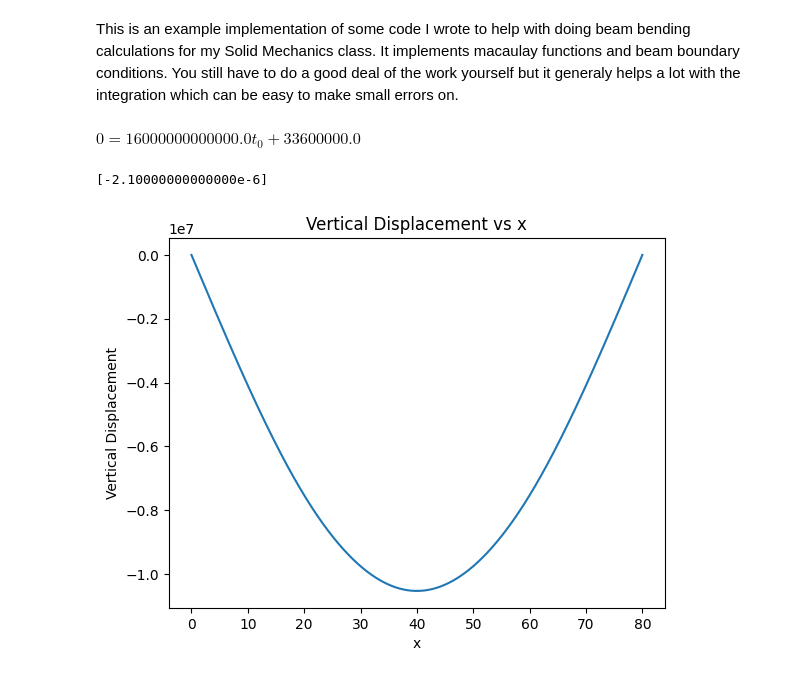
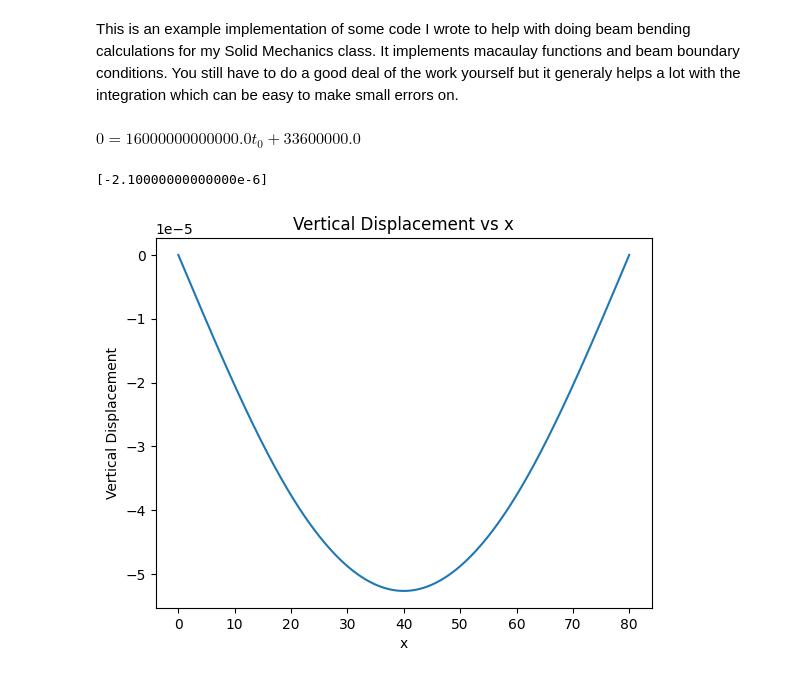
Before and after one commit to ballewjackson/portfolio, a Jupyter notebook: Programming/Python/beamReference.ipynb, the cells around one changed output. Drawn from its saved outputs; the diff is of its cells as text; code cells hidden in the pictures.

Commit message:
Updated Beam Reference with new features and corrected example usage.

```diff
--- a/Programming/Python/beamReference.ipynb
+++ b/Programming/Python/beamReference.ipynb
@@ -15,9 +15,10 @@ class Mac:
         if self.n < 0:
             return 0
         if self.n == 0:
-            if x - self.a <= 0:
+            if x - self.a >= 0:
+                return self.mult
+            else:
                 return 0
-            return self.mult
         else:
             return self.mult * maximum(0, (x-self.a))**self.n
 
@@ -53,13 +54,24 @@ class MMHandler:
         t0, v0 = sp.symbols('t0 v0')
         return calc(vertical, x) + E*I*t0*x + E*I*v0
 
-    def plotBending(self, l):
-        distList = linspace(0, l, 100)
+    def plotShear(self, l, title="Shear load along beam", xlabel="x in m", ylabel="Shear load in N"):
+        distList = linspace(0, l, 1000)
+        Vlist = [calc(self.V, x) for x in distList]
+        plt.plot(distList, Vlist)
+        plt.xlabel(xlabel)
+        plt.ylabel(ylabel)
+        plt.title(title)
+        plt.grid()
+        plt.show()
+
+    def plotBending(self, l, title="Bending Moment along beam", xlabel="x in m", ylabel="Bending Moment in N*m"):
+        distList = linspace(0, l, 1000)
         MList = [calc(self.M, x) for x in distList]
         plt.plot(distList, MList)
-        plt.xlabel("x")
-        plt.ylabel("M")
-        plt.title("Bending Moment vs x")
+        plt.xlabel(xlabel)
+        plt.ylabel(ylabel)
+        plt.title(title)
+        plt.grid()
         plt.show()
 
 ra = 650
@@ -67,32 +79,32 @@ rb = 650
 w = [Mac(ra, 0, -1),
      Mac(-500, 20, -1),
      Mac(-300, 40, -1),
      Mac(-500, 60, -1),
      Mac(rb, 80, -1)]
 system = MMHandler(w)
 
 E = 200e9
 I = 1
 x = 40
 
 v0, t0 = sp.symbols('v0 t0')
 
 re = sp.Eq(0, system.getVertical(E, I, 0)) # based on the boundary conditions
 re = sp.Eq(0, system.getVertical(E, I, 80)).subs(v0, 0) # based on the boundary conditions and sol'n at x = 0
 display(re)
 sols = sp.solve(re, t0)
 print(sols)
 t0Val = sols[0]
 v0Val = 0
 
 distList = linspace(0, 80, 1000)
-vals = [system.getVertical(E, I, x).subs(t0, t0Val).subs(v0, v0Val) for x in distList]
+vals = [( (1/ (E * I)) * system.getVertical(E, I, x)).subs(t0, t0Val).subs(v0, v0Val) for x in distList]
 plt.plot(distList, vals)
 plt.xlabel("x")
 plt.ylabel("Vertical Displacement")
 plt.title("Vertical Displacement vs x")
 plt.show()
 # %% [output]
 $\displaystyle 0 = 16000000000000.0 t_{0} + 33600000.0$
 [-2.10000000000000e-6]
-[figure, old version]
+[figure, new version]
```
